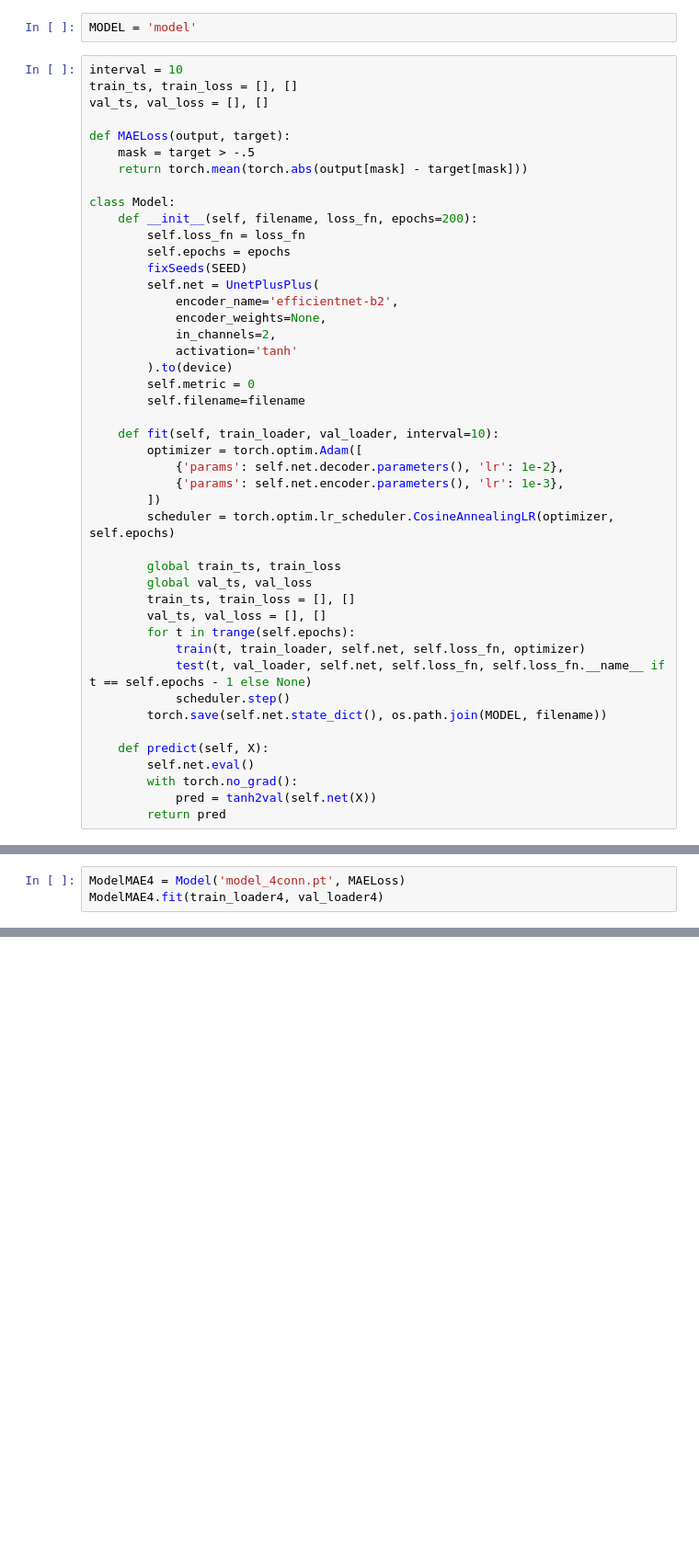
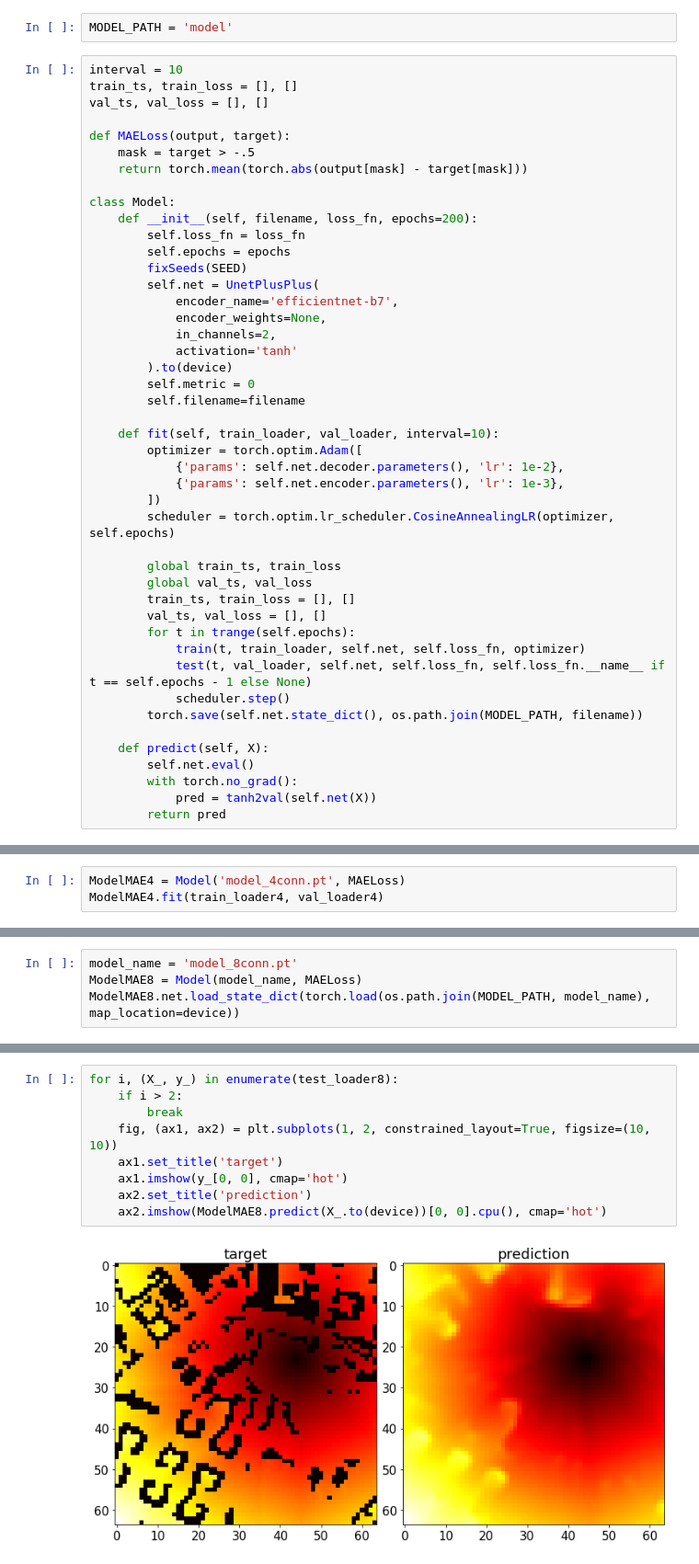
Before and after one commit to ivanoleinik/learning-heuristics, a Jupyter notebook: learning heuristics.ipynb, the cells around one changed output, grey strips where cells are left out. Shown: that part at 92% size. Drawn from its saved outputs; the diff is of its cells as text; blank space fills up the shorter version.

```diff
--- a/learning heuristics.ipynb
+++ b/learning heuristics.ipynb
@@ -179,7 +167,7 @@ def test(epoch, dataloader, model, loss_fn, fig_name=None):
 # %% [markdown]
 ### Model
 # %%
-MODEL = 'model'
+MODEL_PATH = 'model'
 # %%
 interval = 10
 train_ts, train_loss = [], []
@@ -195,7 +183,7 @@ class Model:
         self.epochs = epochs
         fixSeeds(SEED)
         self.net = UnetPlusPlus(
-            encoder_name='efficientnet-b2',
+            encoder_name='efficientnet-b7',
             encoder_weights=None,
             in_channels=2,
             activation='tanh'
@@ -218,7 +206,7 @@ class Model:
             train(t, train_loader, self.net, self.loss_fn, optimizer)
             test(t, val_loader, self.net, self.loss_fn, self.loss_fn.__name__ if t == self.epochs - 1 else None)
             scheduler.step()
-        torch.save(self.net.state_dict(), os.path.join(MODEL, filename))
+        torch.save(self.net.state_dict(), os.path.join(MODEL_PATH, filename))
 
     def predict(self, X):
         self.net.eval()
@@ -233,0 +226,4 @@ ModelMAE4.fit(train_loader4, val_loader4)
+# %%
+model_name = 'model_8conn.pt'
+ModelMAE8 = Model(model_name, MAELoss)
+ModelMAE8.net.load_state_dict(torch.load(os.path.join(MODEL_PATH, model_name), map_location=device))
@@ -233,0 +232,11 @@ ModelMAE4.fit(train_loader4, val_loader4)
+# %%
+for i, (X_, y_) in enumerate(test_loader8):
+    if i > 2:
+        break
+    fig, (ax1, ax2) = plt.subplots(1, 2, constrained_layout=True, figsize=(10, 10))
+    ax1.set_title('target')
+    ax1.imshow(y_[0, 0], cmap='hot')
+    ax2.set_title('prediction')
+    ax2.imshow(ModelMAE8.predict(X_.to(device))[0, 0].cpu(), cmap='hot')
+# %% [output]
+[figure, added]
```
Also changed, not shown: parts of 24 cells of this notebook.
